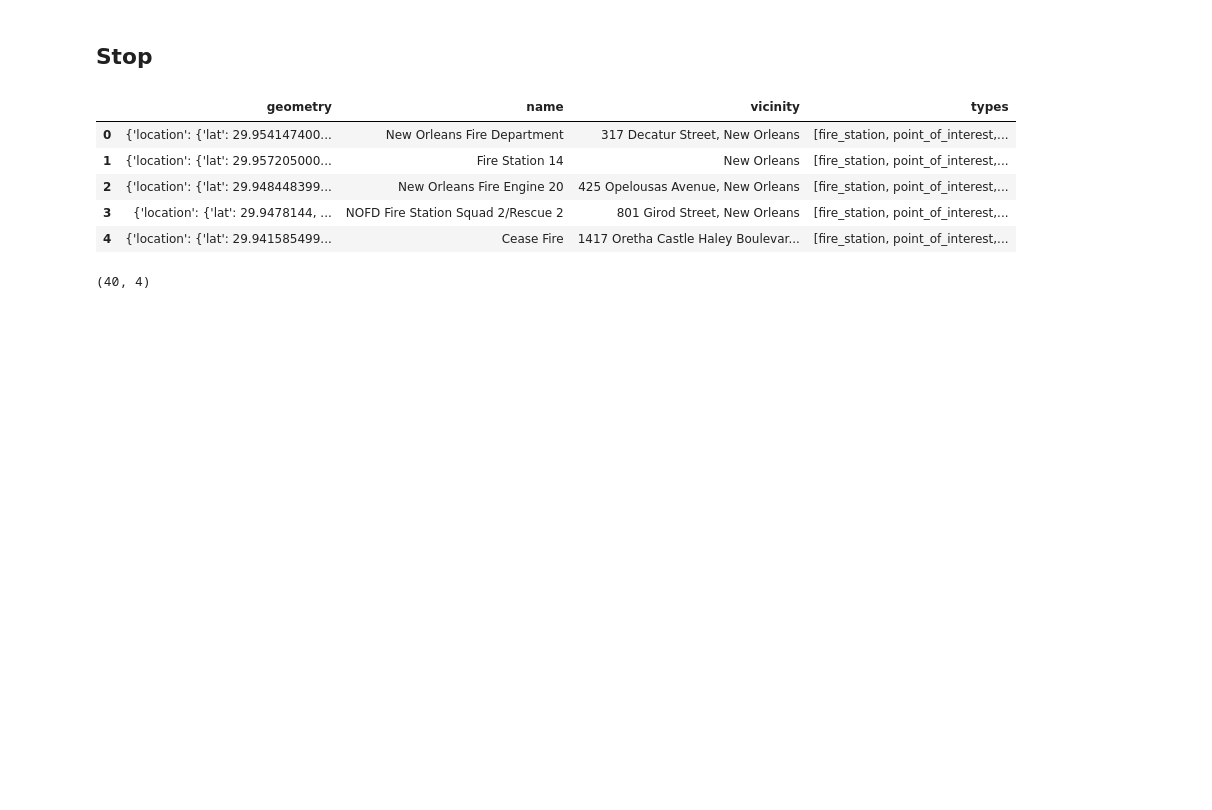
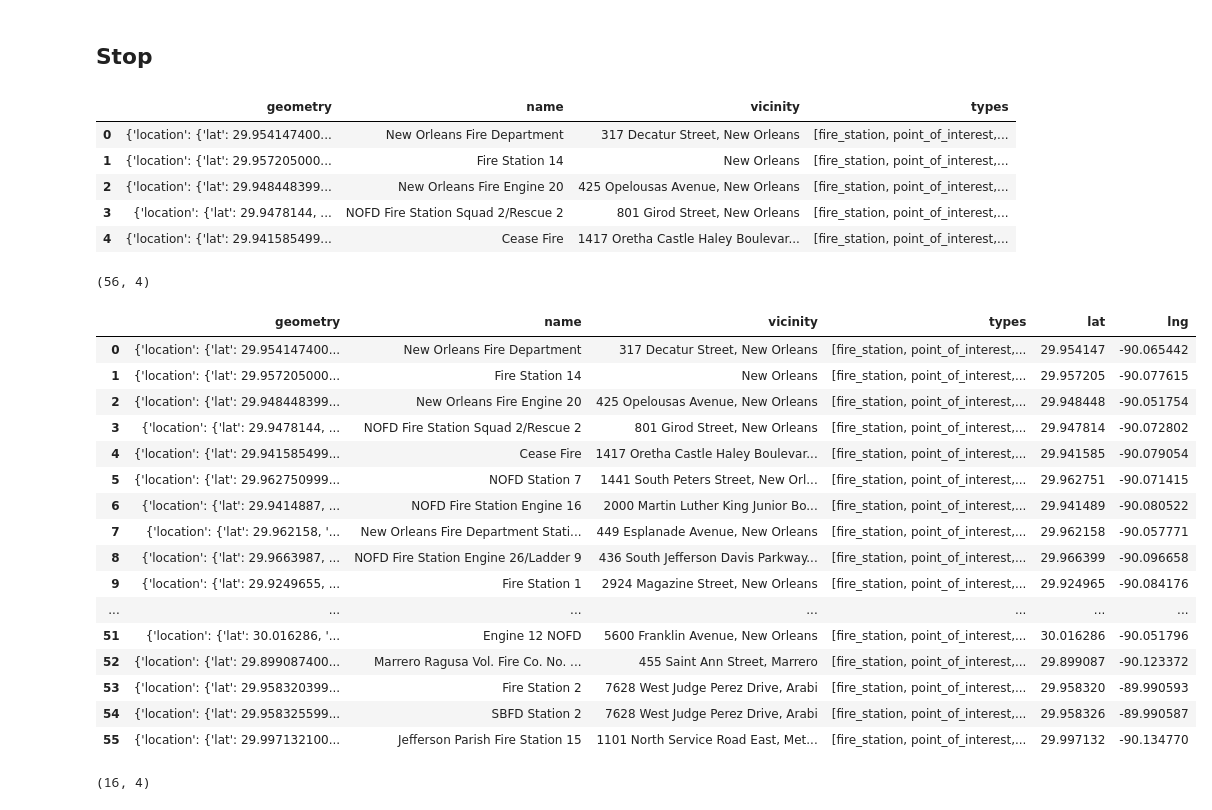
Before and after one commit to meldev00/FEMA_disaster_tool, a Jupyter notebook: Pulling Data from Google Maps API- all.ipynb, the cells around one changed output. Cells and saved outputs as stored; diff of their text form; code cells hidden in the pictures; blank space fills up the shorter version.

```diff
--- a/Pulling Data from Google Maps API- all.ipynb
+++ b/Pulling Data from Google Maps API- all.ipynb
@@ -5,7 +5,7 @@ import requests
 from itertools import tee
 import time
 import pandas as pd
-apikey= 'AIzaSyDnaORf7R31NrqZhzo46CWabueCyBZY68E'
+apikey= 'Type API here'
 # %%
 #Instantiate google maps
 gmaps = googlemaps.Client(key=apikey)
@@ -111,5 +111,5 @@ df.to_csv('./polivce.csv', index = False)
 # %%
-firestaton_df = find_nearby('29.9511,-90.0715',6000,'fire_station')
+firestaton_df = find_nearby('29.9511,-90.0715',8000,'fire_station')
 # %%
 firestaton_df.reset_index(drop=True, inplace= True)
 # %%
@@ -124,5 +124,18 @@ firestaton_df.head()
 # %%
 firestaton_df.shape
 # %% [output]
-(40, 4)
+(56, 4)
+# %%
+#Loop through the geometry column of dataframe and create new latitude and longitude columns.
+lat_list=[]
+lng_list=[]
+for place in firestaton_df['geometry']:
+    lat_list.append(place['location']['lat'])
+    lng_list.append(place['location']['lng'])
+
+place_df = pd.DataFrame([lat_list,lng_list]).T
+place_df.columns=['lat','lng']
+
+#Merge latitude and longitude to dataframe.
+firestaton_df= firestaton_df.merge(place_df,left_index=True, right_index=True)
 # %%
@@ -129,0 +143,20 @@ df.to_csv('./firestation.csv', index = False)
+# %%
+firestaton_df
+# %% [output]
+|  | geometry | name | vicinity | types | lat | lng |
+| 0 | {'location': {'lat': 29.954147400... | New Orleans Fire Department | 317 Decatur Street, New Orleans | [fire_station, point_of_interest,... | 29.954147 | -90.065442 |
+| 1 | {'location': {'lat': 29.957205000... | Fire Station 14 | New Orleans | [fire_station, point_of_interest,... | 29.957205 | -90.077615 |
+| 2 | {'location': {'lat': 29.948448399... | New Orleans Fire Engine 20 | 425 Opelousas Avenue, New Orleans | [fire_station, point_of_interest,... | 29.948448 | -90.051754 |
+| 3 | {'location': {'lat': 29.9478144, ... | NOFD Fire Station Squad 2/Rescue 2 | 801 Girod Street, New Orleans | [fire_station, point_of_interest,... | 29.947814 | -90.072802 |
+| 4 | {'location': {'lat': 29.941585499... | Cease Fire | 1417 Oretha Castle Haley Boulevar... | [fire_station, point_of_interest,... | 29.941585 | -90.079054 |
+| 5 | {'location': {'lat': 29.962750999... | NOFD Station 7 | 1441 South Peters Street, New Orl... | [fire_station, point_of_interest,... | 29.962751 | -90.071415 |
+| 6 | {'location': {'lat': 29.9414887, ... | NOFD Fire Station Engine 16 | 2000 Martin Luther King Junior Bo... | [fire_station, point_of_interest,... | 29.941489 | -90.080522 |
+| 7 | {'location': {'lat': 29.962158, '... | New Orleans Fire Department Stati... | 449 Esplanade Avenue, New Orleans | [fire_station, point_of_interest,... | 29.962158 | -90.057771 |
+| 8 | {'location': {'lat': 29.9663987, ... | NOFD Fire Station Engine 26/Ladder 9 | 436 South Jefferson Davis Parkway... | [fire_station, point_of_interest,... | 29.966399 | -90.096658 |
+| 9 | {'location': {'lat': 29.9249655, ... | Fire Station 1 | 2924 Magazine Street, New Orleans | [fire_station, point_of_interest,... | 29.924965 | -90.084176 |
+| ... | ... | ... | ... | ... | ... | ... |
+| 51 | {'location': {'lat': 30.016286, '... | Engine 12 NOFD | 5600 Franklin Avenue, New Orleans | [fire_station, point_of_interest,... | 30.016286 | -90.051796 |
+| 52 | {'location': {'lat': 29.899087400... | Marrero Ragusa Vol. Fire Co. No. ... | 455 Saint Ann Street, Marrero | [fire_station, point_of_interest,... | 29.899087 | -90.123372 |
+| 53 | {'location': {'lat': 29.958320399... | Fire Station 2 | 7628 West Judge Perez Drive, Arabi | [fire_station, point_of_interest,... | 29.958320 | -89.990593 |
+| 54 | {'location': {'lat': 29.958325599... | SBFD Station 2 | 7628 West Judge Perez Drive, Arabi | [fire_station, point_of_interest,... | 29.958326 | -89.990587 |
+| 55 | {'location': {'lat': 29.997132100... | Jefferson Parish Fire Station 15 | 1101 North Service Road East, Met... | [fire_station, point_of_interest,... | 29.997132 | -90.134770 |
@@ -129,0 +165,4 @@ df.to_csv('./firestation.csv', index = False)
+# %%
+airport_df.shape
+# %% [output]
+(16, 4)
```
Also changed, not shown: parts of 9 cells of this notebook, 4 other files.
